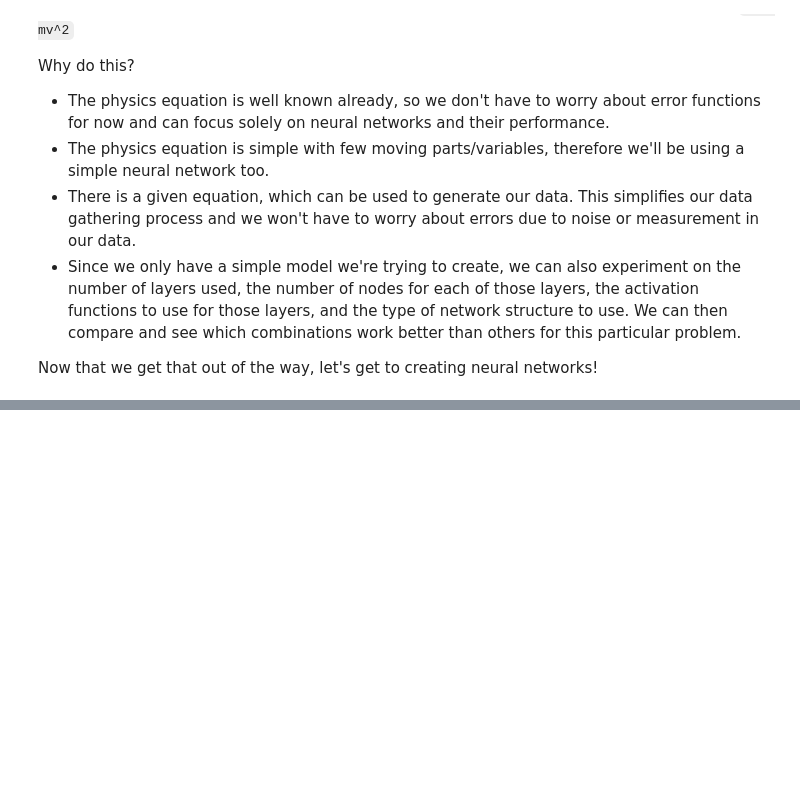
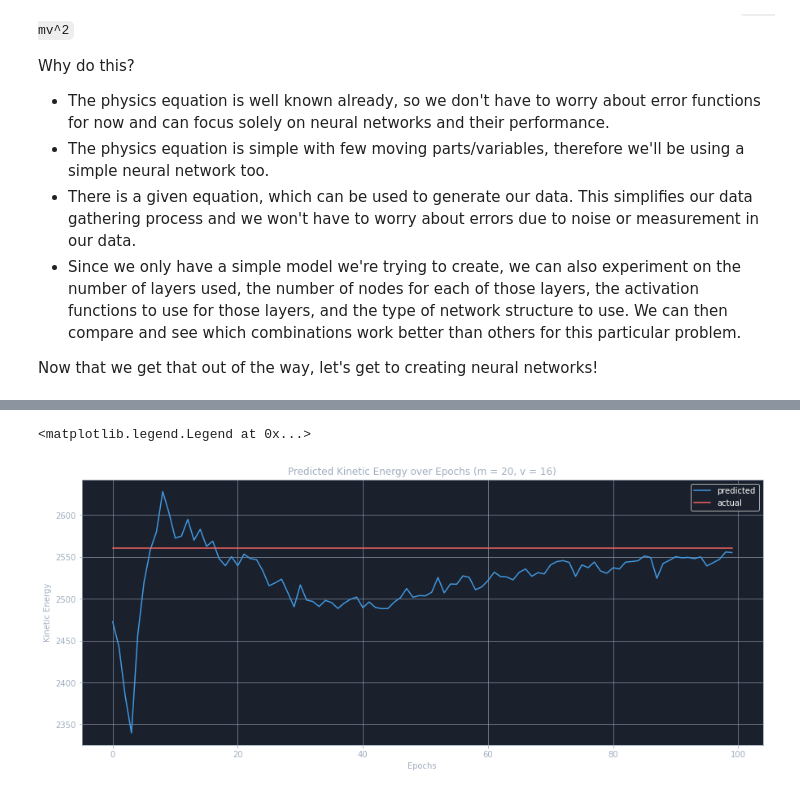
Before and after one commit to Devwulf/road-to-data-science, a Jupyter notebook: machine-learning/Neural Network - Physics.ipynb, the cells around one changed output, grey strips where cells are left out. Drawn from its saved outputs; the diff is of its cells as text; code cells hidden in the pictures; blank space fills up the shorter version.

```diff
--- a/machine-learning/Neural Network - Physics.ipynb
+++ b/machine-learning/Neural Network - Physics.ipynb
@@ -109,0 +128,17 @@ Relative Error: 0.030632591247558592
+# %%
+# Plot the value of kinetic energy given a mass of 20 and velocity of 16 over time
+# Compare this with the true value of kinetic energy
+arr = np.array(callback.history)
+predictions = arr[:, 0]
+actual = arr[:, 1]
+
+xValues = np.arange(0, 100)
+plt.plot(xValues, predictions, label="predicted")
+plt.plot(xValues, actual, label="actual")
+plt.title("Predicted Kinetic Energy over Epochs (m = 20, v = 16)")
+plt.xlabel("Epochs")
+plt.ylabel("Kinetic Energy")
+plt.legend()
+# %% [output]
+<matplotlib.legend.Legend at 0x...>
+[figure, added]
```
Also changed, not shown: parts of 5 cells of this notebook.
